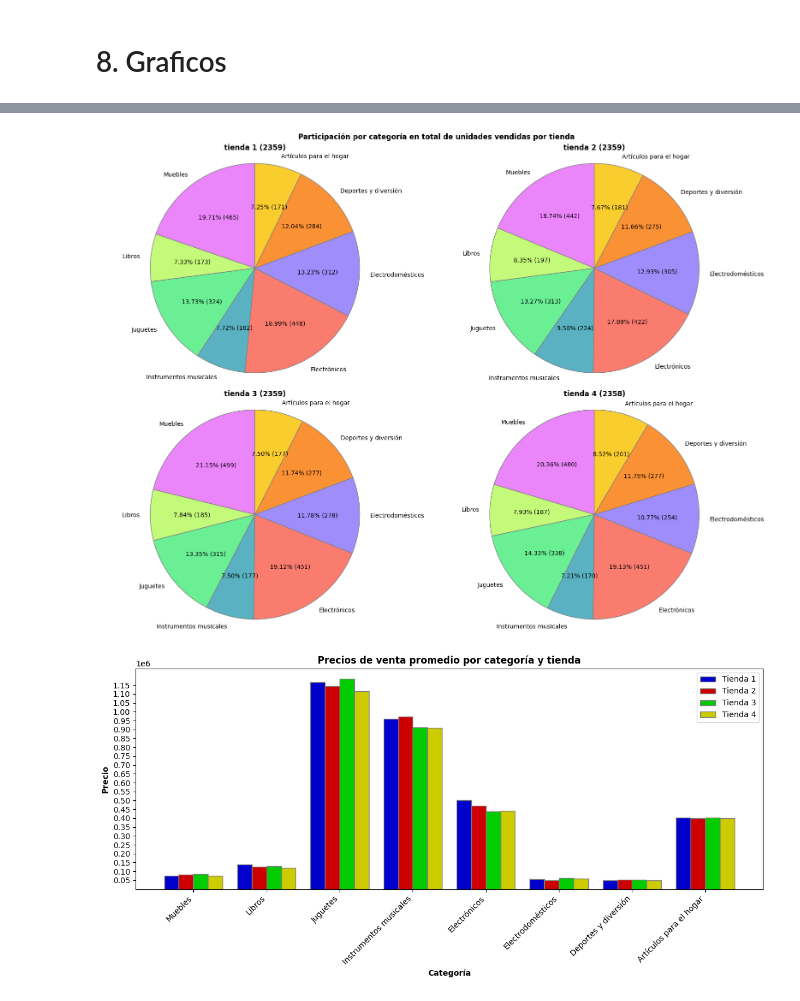
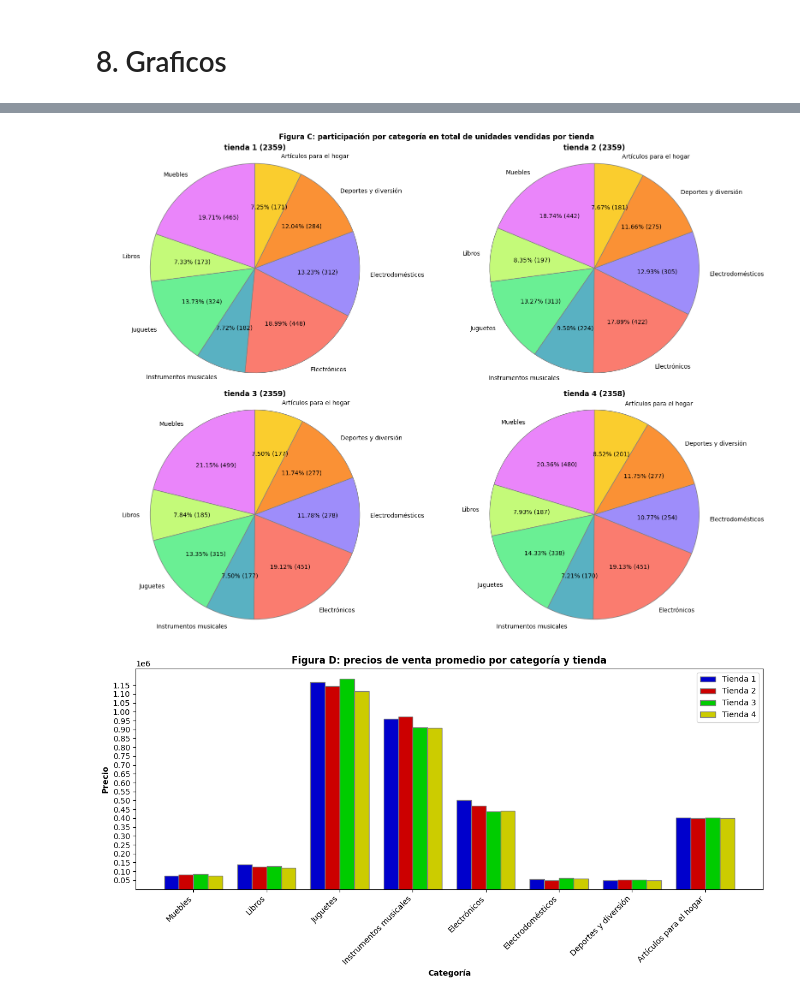
Before and after one commit to w4cha/analisis-alura, a Jupyter notebook: AluraStoreLatam.ipynb, the cells around one changed output, grey strips where cells are left out. Cells and saved outputs as stored; diff of their text form; code cells hidden in the pictures.

```diff
--- a/AluraStoreLatam.ipynb
+++ b/AluraStoreLatam.ipynb
@@ -43,7 +43,7 @@ class Tienda:
     # when grouping the group columns becocome the id of the dataframe, each unique category
     # or combinations of categories in the group becomes the id of the new table, reset id transform
     # back to columns the categories and adds normal index
-    grouped = self.df_reader.groupby(["Producto", "Categoría del Producto"]).agg(**{name_alias: ("Precio", "count")}).reset_index()
+    grouped = self.df_reader.groupby(["Producto", "Categoría del Producto"]).agg(**{name_alias: ("Producto", "count")}).reset_index()
     más = grouped.iloc[grouped[name_alias].idxmax()].to_list()
     menos = grouped.iloc[grouped[name_alias].idxmin()].to_list()
     # iloc stands for index location loc is for locacte with names
@@ -59,6 +59,9 @@ class Tienda:
   def valor_promedio_categoría(self) -> dict:
     return self.df_reader.groupby("Categoría del Producto").agg(**{"Valor promedio producto": ("Precio", "mean")}).round(2).to_dict()
 
+  def distribución(self) -> dict:
+    return self.df_reader.groupby("Lugar de Compra").agg(**{"Ciudad de envio compra": ("Lugar de Compra", "count")}).to_dict()
+
 names = [f"tienda {i}" for i in range(1,5)]
 resultados = []
 for nombre, datos in zip(names, datos_tienda):
@@ -187,5 +186,4 @@ plt.show()
 # %%
-import matplotlib.pyplot as plt
 
 # Datos de ventas por categoría de producto para cada tienda
 
@@ -193,51 +191,54 @@ def auto_pct_format(valores):
     def custom_pct(pct):
         total = sum(valores)
         val = int(round(pct*total/100.0))
         return f"{pct:.2f}% ({val:d})"
     return custom_pct
 
 fig, axs = plt.subplots(2, 2, figsize=(16, 12))
 
 colors = ["#EA85FA", "#C4FA79", "#6AEF94", "#59B1C2", "#FA7C6F", "#9E8DFA", "#FA9135", "#FACD2E"]
 
 for i, (tienda, datos_tienda) in enumerate(current_data_item.items()):
     categorias = list(datos_tienda.keys())
     valores = list(datos_tienda.values())
 
     row = i // 2
     col = i % 2
 
     axs[row, col].pie(valores, labels=categorias, autopct=auto_pct_format(valores), startangle=90, colors=colors,
                    wedgeprops={"edgecolor": "gray"})
     axs[row, col].set_title(f"{tienda} ({sum(valores)})", fontweight="bold")
     axs[row, col].axis("equal")
-fig.suptitle("Participación por categoría en total de unidades vendidas por tienda", fontweight="bold")
+fig.suptitle("Figura C: participación por categoría en total de unidades vendidas por tienda", fontweight="bold")
 plt.tight_layout()
 
 
 
+try:
+  categorías = list(list(data_tienda_mean.values())[0].keys())
+except IndexError:
+  print("No se pudo generar el grafico")
+else:
+  ancho_barra = 0.2
+  plt.figure(figsize=(12, 6))
+  bar_start_positioning_range = np.arange(len(categorías))
+  for position, bar_color, tienda_data_mean, dict_value in zip(range(len(colores)), colores, data_tienda_mean.keys(), data_tienda_mean.values()):
+    mean_price = list(dict_value.values())
+    bar_positioning = [i + ancho_barra*position for i in bar_start_positioning_range]
+    plt.bar(bar_positioning, mean_price, color=bar_color, width=ancho_barra, edgecolor="grey", label=tienda_data_mean.title())
 
-categorías = list(list(data_tienda_mean.values())[0].keys())
-ancho_barra = 0.2
-plt.figure(figsize=(12, 6))
-bar_start_positioning_range = np.arange(len(categorías))
-for position, bar_color, tienda_data_mean, dict_value in zip(range(len(colores)), colores, data_tienda_mean.keys(), data_tienda_mean.values()):
-  mean_price = list(dict_value.values())
-  bar_positioning = [i + ancho_barra*position for i in bar_start_positioning_range]
-  plt.bar(bar_positioning, mean_price, color=bar_color, width=ancho_barra, edgecolor="grey", label=tienda_data_mean.title())
+  plt.xlabel("Categoría", fontweight="bold")
+  plt.ylabel("Precio", fontweight="bold")
+  plt.title("Figura D: precios de venta promedio por categoría y tienda", fontweight="bold")
+  plt.xticks([r + ancho_barra*1.5 for r in range(len(categorias))], categorias, rotation=45, ha="right")
+  plt.yticks(np.arange(50_000, 1_200_000, 50_000))
 
-plt.xlabel("Categoría", fontweight="bold")
-plt.ylabel("Precio", fontweight="bold")
-plt.title("Precios de venta promedio por categoría y tienda", fontweight="bold")
-plt.xticks([r + ancho_barra*1.5 for r in range(len(categorias))], categorias, rotation=45, ha="right")
-plt.yticks(np.arange(50_000, 1_200_000, 50_000))
+  plt.legend()
 
-plt.legend()
+  plt.tight_layout()
 
-plt.tight_layout()
-
-plt.show()
+  plt.show()
 # %% [output]
-[figure, old version]
+[figure, new version]
-[figure, old version]
+[figure, new version]
 # %%
```
Also changed, not shown: parts of 6 cells of this notebook.
